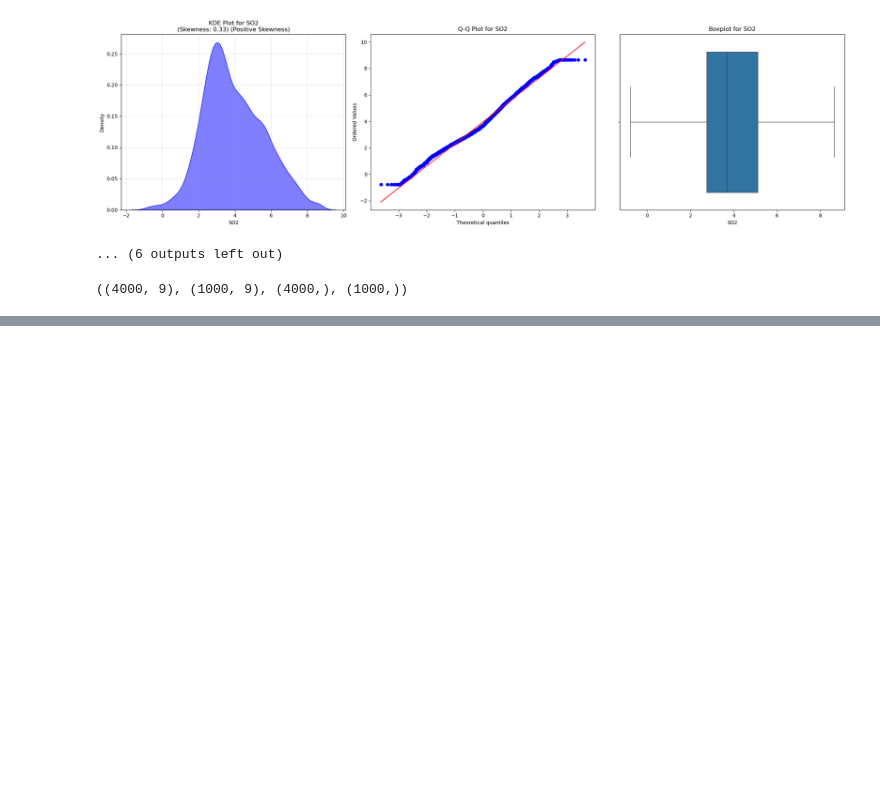
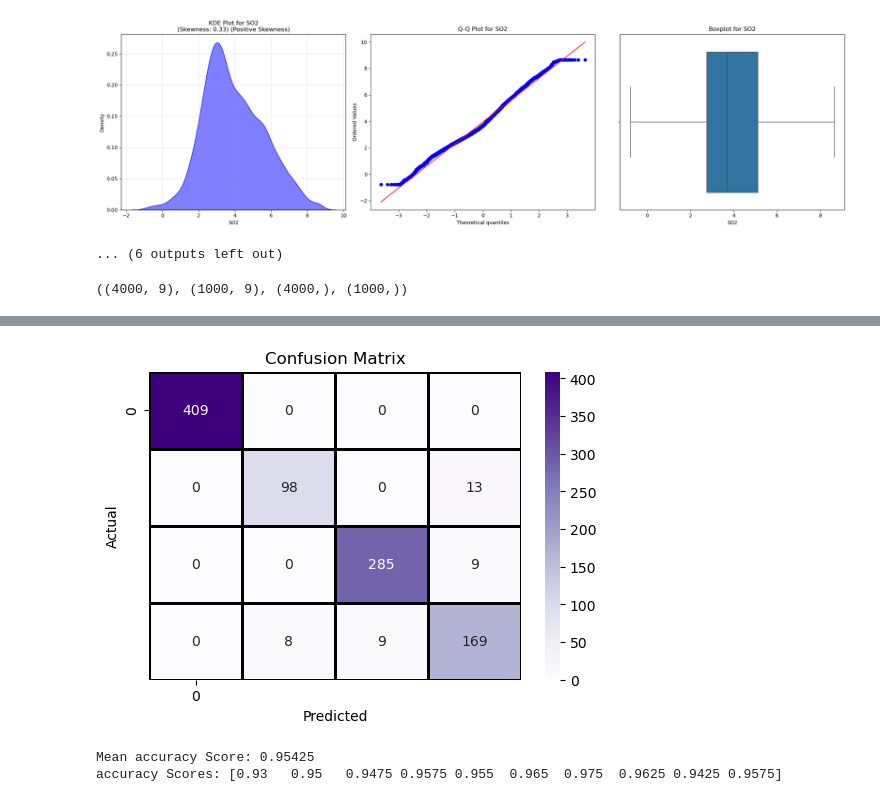
Before and after one commit to A3x-parvez/Machine_learning_Lab, a Jupyter notebook: Pollution_prediction/pollution_prediction.ipynb, the cells around one changed output, grey strips where cells are left out. Cells and saved outputs as stored; diff of their text form; code cells hidden in the pictures; blank space fills up the shorter version.

```diff
--- a/Pollution_prediction/pollution_prediction.ipynb
+++ b/Pollution_prediction/pollution_prediction.ipynb
@@ -227,0 +365,23 @@ y_test_enc = le.transform(y_test)
+# %%
+from sklearn.metrics import confusion_matrix
+cm_test = confusion_matrix(y_test_enc, y_pred_test_r)
+
+plt.figure(figsize=(6, 4))
+sns.heatmap(cm_test, annot=True, fmt='d', cmap='Purples',linewidths=1, linecolor='black', xticklabels=4, yticklabels=4)
+plt.xlabel('Predicted')
+plt.ylabel('Actual')
+plt.title('Confusion Matrix')
+plt.show()
+# %% [output]
+[figure, added]
+# %%
+from sklearn.model_selection import cross_val_score
+# Perform cross-validation and calculate mean accuracy score
+accuracy_scores = cross_val_score(R_model, X_train_sc, y_train_enc, cv=10, scoring='accuracy')
+print("Mean accuracy Score:", np.mean(accuracy_scores))
+
+# Display individual accuracy scores
+print("accuracy Scores:", accuracy_scores)
+# %% [output]
+Mean accuracy Score: 0.95425
+accuracy Scores: [0.93   0.95   0.9475 0.9575 0.955  0.965  0.975  0.9625 0.9425 0.9575]
```
Also changed, not shown: parts of 14 cells of this notebook.
